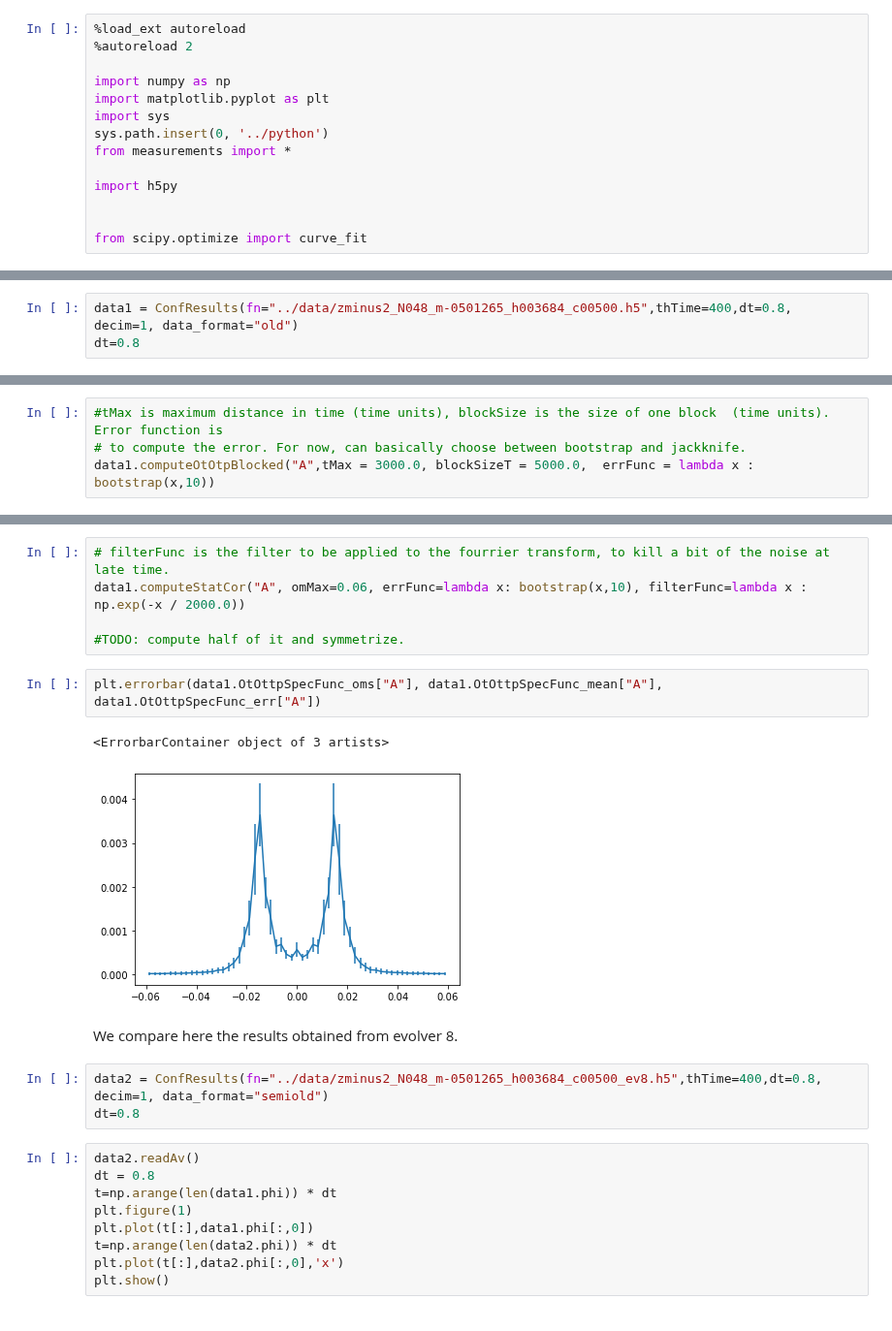
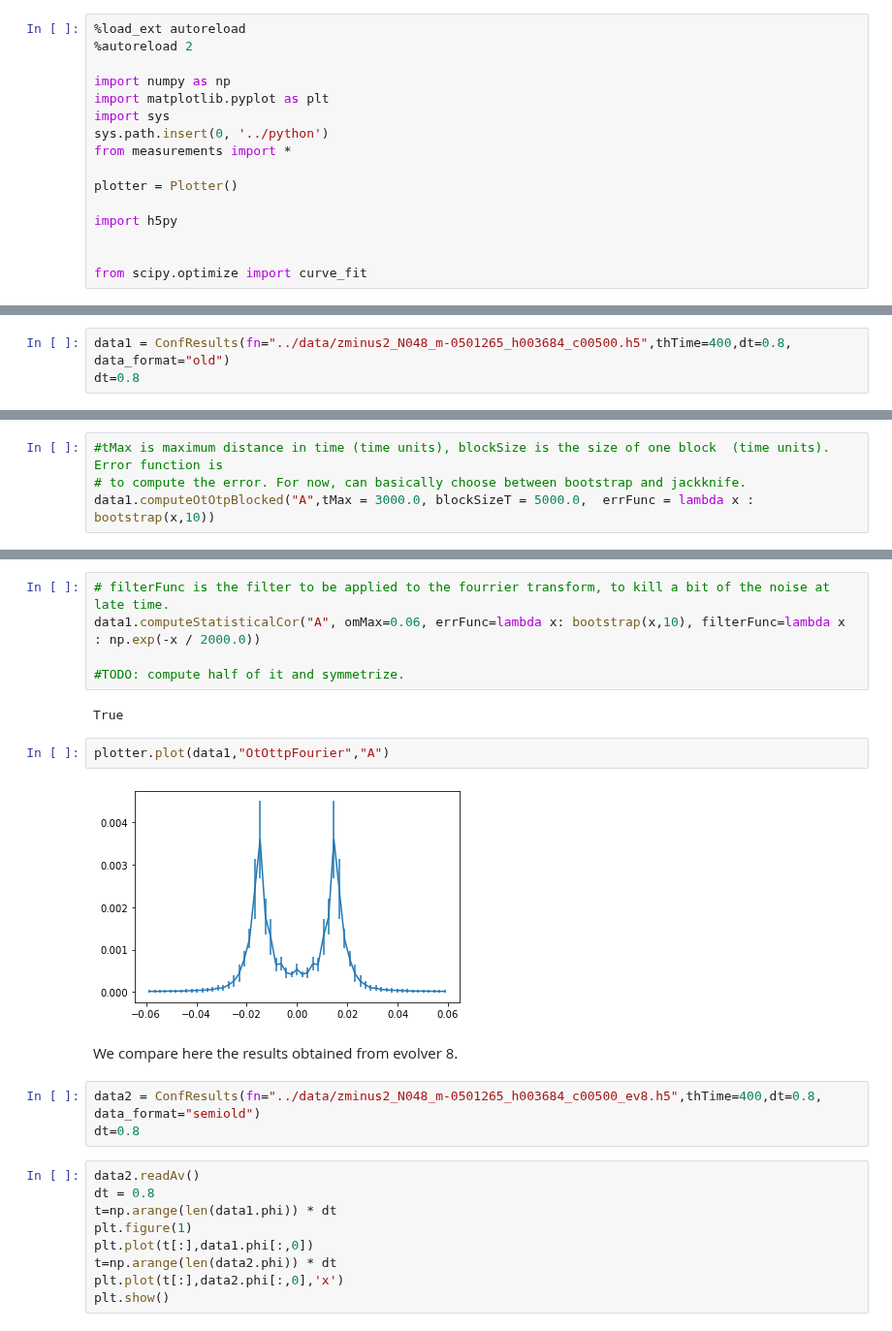
Before and after one commit to jannisgebbo/langevinA, a Jupyter notebook: jupyter_notebooks/ModelG_spectral_function.ipynb, the cells around one changed output, grey strips where cells are left out. Shown at 97% size. Drawn from its saved outputs; the diff is of its cells as text.

```diff
--- a/jupyter_notebooks/ModelG_spectral_function.ipynb
+++ b/jupyter_notebooks/ModelG_spectral_function.ipynb
@@ -8,6 +8,8 @@ import sys
 sys.path.insert(0, '../python')
 from measurements import *
 
+plotter = Plotter()
+
 import h5py
 
 
@@ -21,7 +26,7 @@ array([-8, -7, -3, -2, -1,  2,  1,  2,  3,  7,  8])
 
 $z=-2, \chi=5$
 # %%
-data1 = ConfResults(fn="../data/zminus2_N048_m-0501265_h003684_c00500.h5",thTime=400,dt=0.8, decim=1, data_format="old")
+data1 = ConfResults(fn="../data/zminus2_N048_m-0501265_h003684_c00500.h5",thTime=400,dt=0.8,  data_format="old")
 dt=0.8
 # %% [markdown]
 Magnetization, check we are thermalized
@@ -48,17 +52,18 @@ plt.errorbar(data1.OtOttp_time["A"], data1.OtOttp_mean["A"],data1.OtOttp_err["A"
 # %%
 # filterFunc is the filter to be applied to the fourrier transform, to kill a bit of the noise at late time.
-data1.computeStatCor("A", omMax=0.06, errFunc=lambda x: bootstrap(x,10), filterFunc=lambda x : np.exp(-x / 2000.0))
+data1.computeStatisticalCor("A", omMax=0.06, errFunc=lambda x: bootstrap(x,10), filterFunc=lambda x : np.exp(-x / 2000.0))
 
 #TODO: compute half of it and symmetrize.
+# %% [output]
+True
 # %%
-plt.errorbar(data1.OtOttpSpecFunc_oms["A"], data1.OtOttpSpecFunc_mean["A"], data1.OtOttpSpecFunc_err["A"])
+plotter.plot(data1,"OtOttpFourier","A")
 # %% [output]
-<ErrorbarContainer object of 3 artists>
-[figure, old version]
+[figure, new version]
 # %% [markdown]
 We compare here the results obtained from evolver 8.
 # %%
-data2 = ConfResults(fn="../data/zminus2_N048_m-0501265_h003684_c00500_ev8.h5",thTime=400,dt=0.8, decim=1, data_format="semiold")
+data2 = ConfResults(fn="../data/zminus2_N048_m-0501265_h003684_c00500_ev8.h5",thTime=400,dt=0.8, data_format="semiold")
 dt=0.8
 # %%
 data2.readAv()
```
Also changed, not shown: parts of 40 cells of this notebook, 3 other files.
